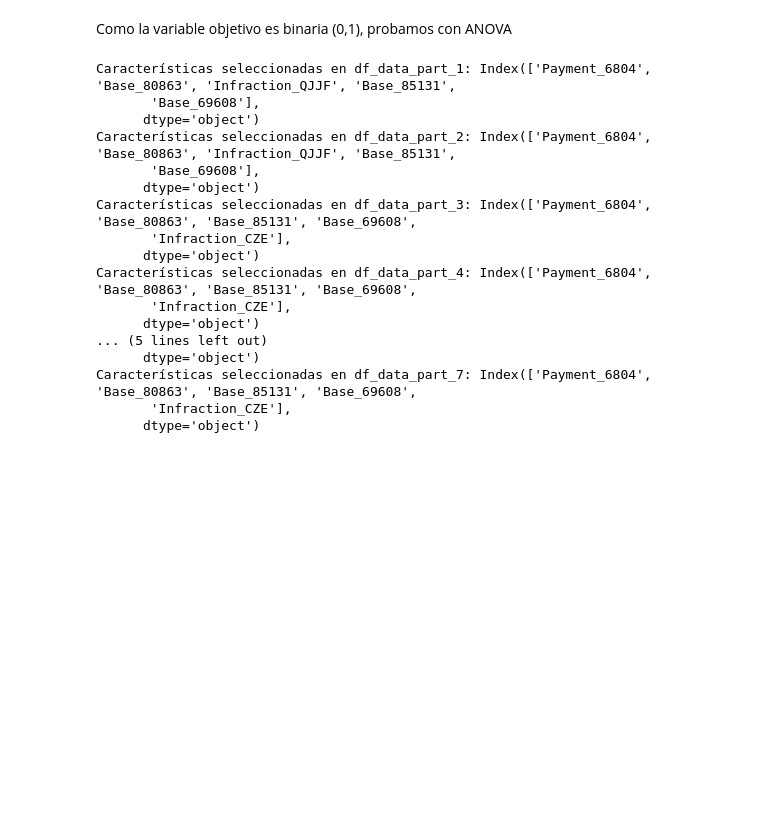
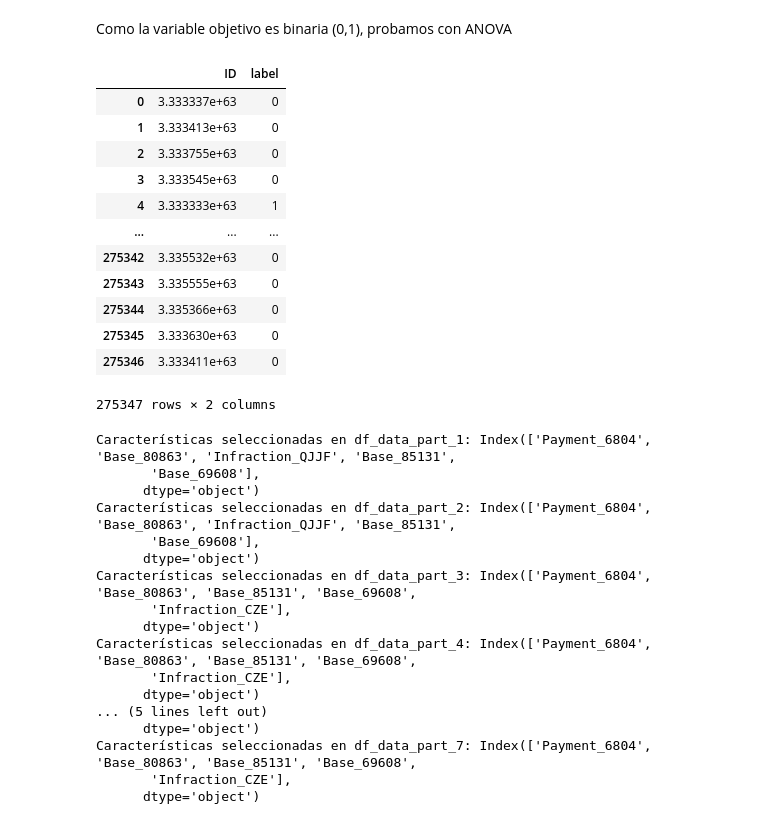
Before and after one commit to kliniik/Practica_AAI_1, a Jupyter notebook: preprocess.ipynb, the cells around one changed output. Saved outputs shown, nothing was run; the diff lists cells and outputs as text; code cells hidden in the pictures; blank space fills up the shorter version.

```diff
--- a/preprocess.ipynb
+++ b/preprocess.ipynb
@@ -589,9 +587,25 @@ df_labels_50.head()
 # %% [markdown]
 Como la variable objetivo es binaria (0,1), probamos con ANOVA
 # %%
-df_labels = pd.read_csv('train_labels.csv', encoding='ISO-8859-1')
+df_labels = pd.read_csv('../data/train_labels.csv', encoding='ISO-8859-1')
 # %%
 df_labels['ID'] = pd.to_numeric(df_labels['ID'], errors='coerce')
+# %%
+df_labels
+# %% [output]
+|  | ID | label |
+| 0 | 3.333337e+63 | 0 |
+| 1 | 3.333413e+63 | 0 |
+| 2 | 3.333755e+63 | 0 |
+| 3 | 3.333545e+63 | 0 |
+| 4 | 3.333333e+63 | 1 |
+| ... | ... | ... |
+| 275342 | 3.335532e+63 | 0 |
+| 275343 | 3.335555e+63 | 0 |
+| 275344 | 3.335366e+63 | 0 |
+| 275345 | 3.333630e+63 | 0 |
+| 275346 | 3.333411e+63 | 0 |
+275347 rows × 2 columns
 # %%
 from sklearn.feature_selection import SelectKBest
 from sklearn.feature_selection import f_classif
```
Also changed, not shown: parts of 11 cells of this notebook.
